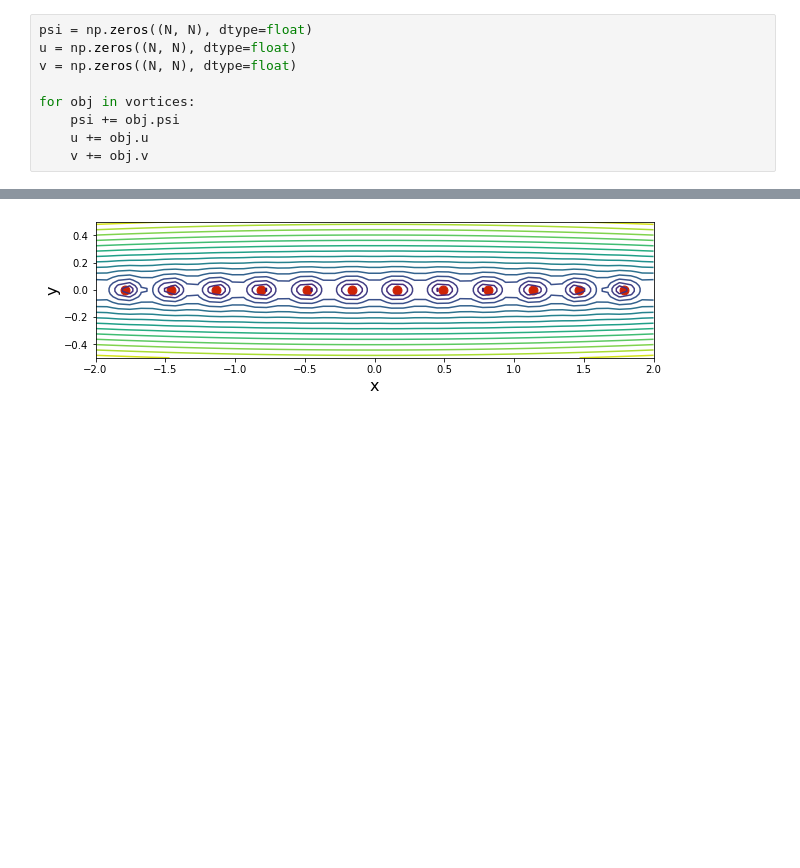
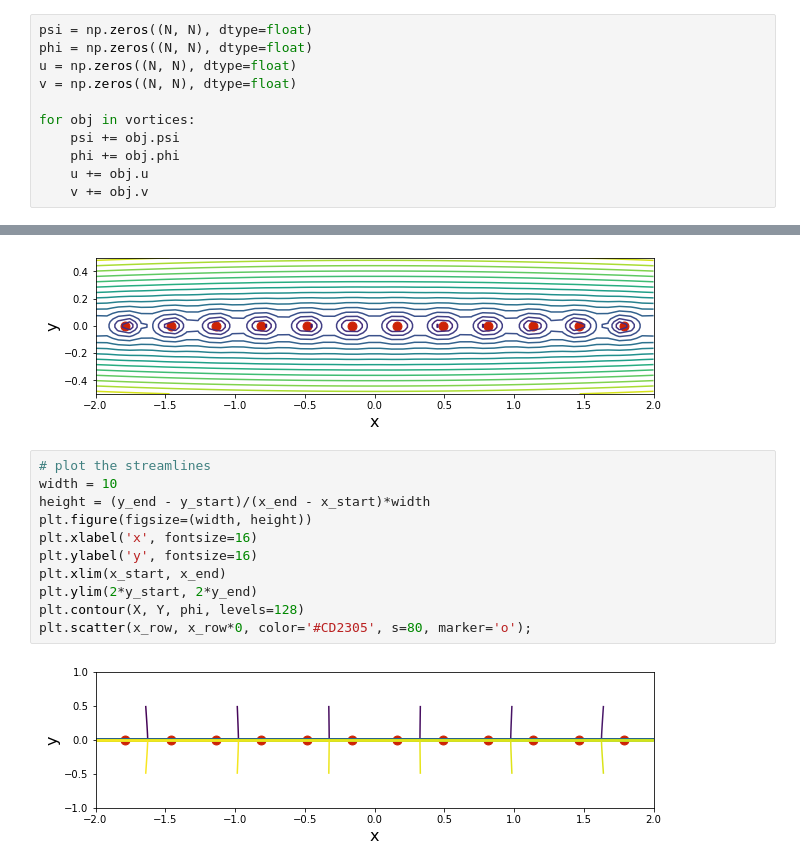
Before and after one commit to riemannsBeard/AeroPython, a Jupyter notebook: lessons/Lesson05.ipynb, the cells around one changed output, grey strips where cells are left out. Cells and saved outputs as stored; diff of their text form; blank space fills up the shorter version.

Commit message:
Included plot for potential (not very useful in this scale)

```diff
--- a/lessons/Lesson05.ipynb
+++ b/lessons/Lesson05.ipynb
@@ -40,11 +40,13 @@ x_row = np.linspace(-32, 32, M)
 vortices = [Vortex(Gamma, xx, 0, X, Y) for xx in x_row]
 # %%
 psi = np.zeros((N, N), dtype=float)
+phi = np.zeros((N, N), dtype=float)
 u = np.zeros((N, N), dtype=float)
 v = np.zeros((N, N), dtype=float)
 
 for obj in vortices:
     psi += obj.psi
+    phi += obj.phi
     u += obj.u
     v += obj.v
 # %%
@@ -74,3 +76,16 @@ plt.contour(X, Y, psi, levels=16)
 plt.scatter(x_row, x_row*0, color='#CD2305', s=80, marker='o');
 # %% [output]
 [figure]
+# %%
+# plot the streamlines
+width = 10
+height = (y_end - y_start)/(x_end - x_start)*width
+plt.figure(figsize=(width, height))
+plt.xlabel('x', fontsize=16)
+plt.ylabel('y', fontsize=16)
+plt.xlim(x_start, x_end)
+plt.ylim(2*y_start, 2*y_end)
+plt.contour(X, Y, phi, levels=128)
+plt.scatter(x_row, x_row*0, color='#CD2305', s=80, marker='o');
+# %% [output]
+[figure, added]
```
Also changed, not shown: parts of 1 cell of this notebook.
